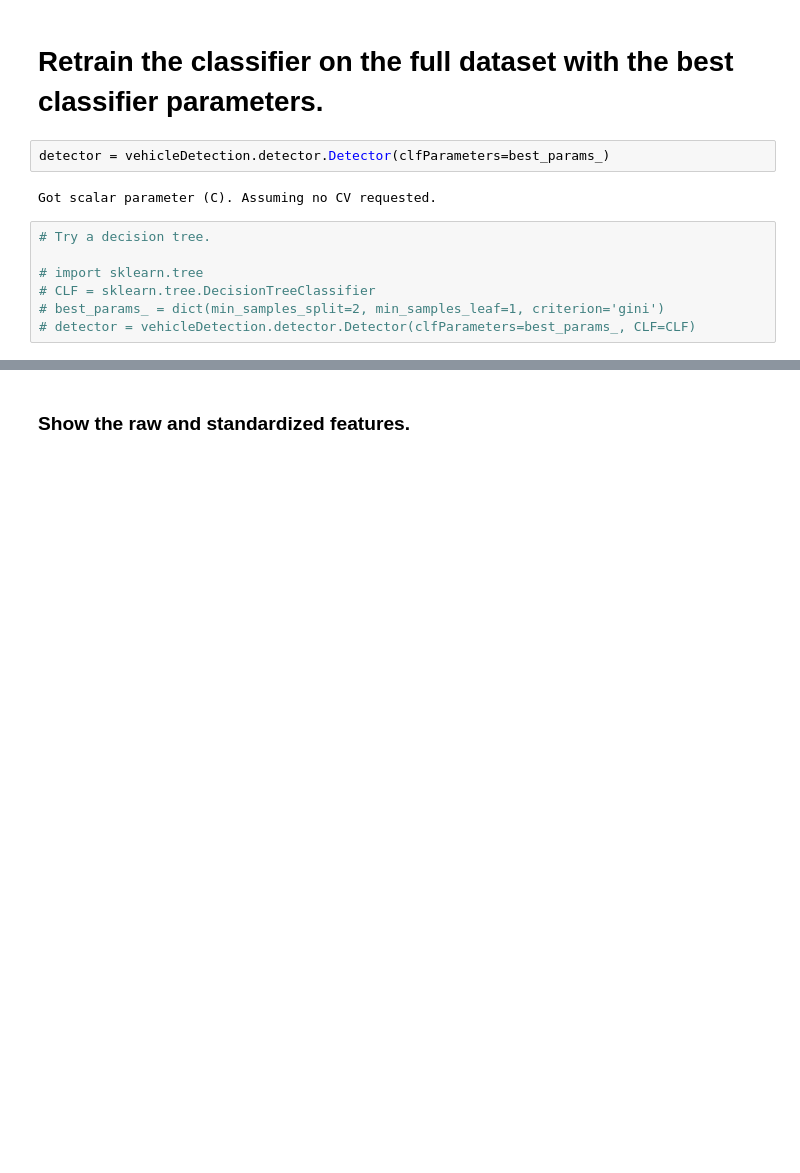
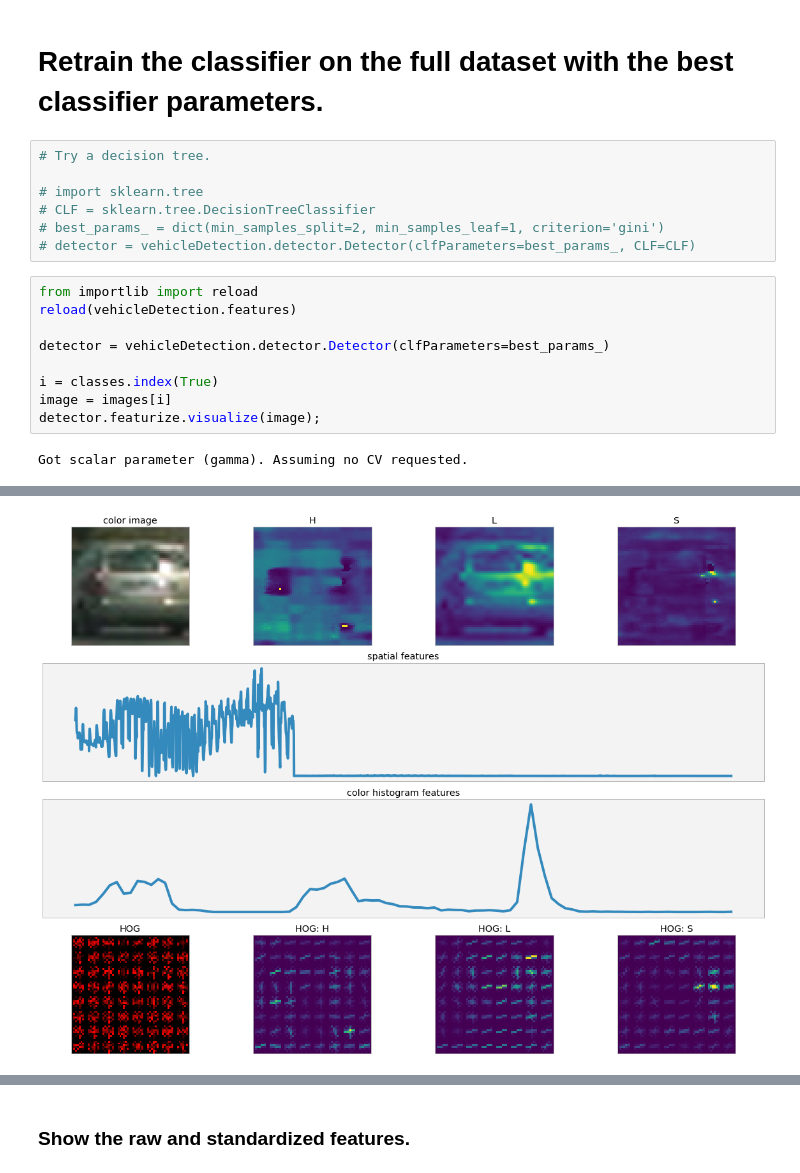
Before and after one commit to tsbertalan/vehicleDetection, a Jupyter notebook: Vehicle Detection - detector object.ipynb, the cells around one changed output, grey strips where cells are left out. Saved outputs shown, nothing was run; the diff lists cells and outputs as text; blank space fills up the shorter version.

```diff
--- a/Vehicle Detection - detector object.ipynb
+++ b/Vehicle Detection - detector object.ipynb
@@ -182,9 +171,5 @@ if hyperparameterSearch:
 # %% [markdown]
 # Retrain the classifier on the full dataset with the best classifier parameters.
-# %%
-detector = vehicleDetection.detector.Detector(clfParameters=best_params_)
-# %% [output]
-Got scalar parameter (C). Assuming no CV requested.
 # %%
 # Try a decision tree.
 
@@ -192,3 +177,14 @@ Got scalar parameter (C). Assuming no CV requested.
 # CLF = sklearn.tree.DecisionTreeClassifier
 # best_params_ = dict(min_samples_split=2, min_samples_leaf=1, criterion='gini')
 # detector = vehicleDetection.detector.Detector(clfParameters=best_params_, CLF=CLF)
+# %%
+from importlib import reload
+reload(vehicleDetection.features)
+
+detector = vehicleDetection.detector.Detector(clfParameters=best_params_)
+
+i = classes.index(True)
+image = images[i]
+detector.featurize.visualize(image);
+# %% [output]
+Got scalar parameter (gamma). Assuming no CV requested.
@@ -194,0 +193 @@ Got scalar parameter (C). Assuming no CV requested.
+[figure, added]
```
Also changed, not shown: parts of 10 cells of this notebook, 4 other files.
